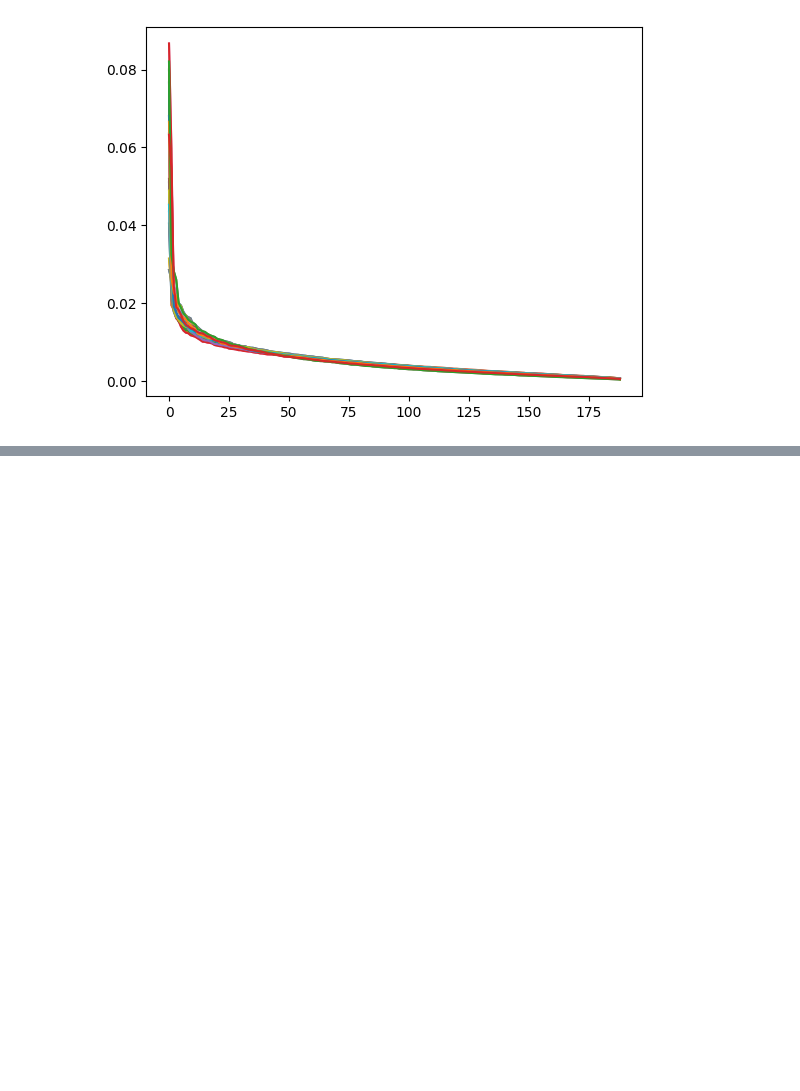
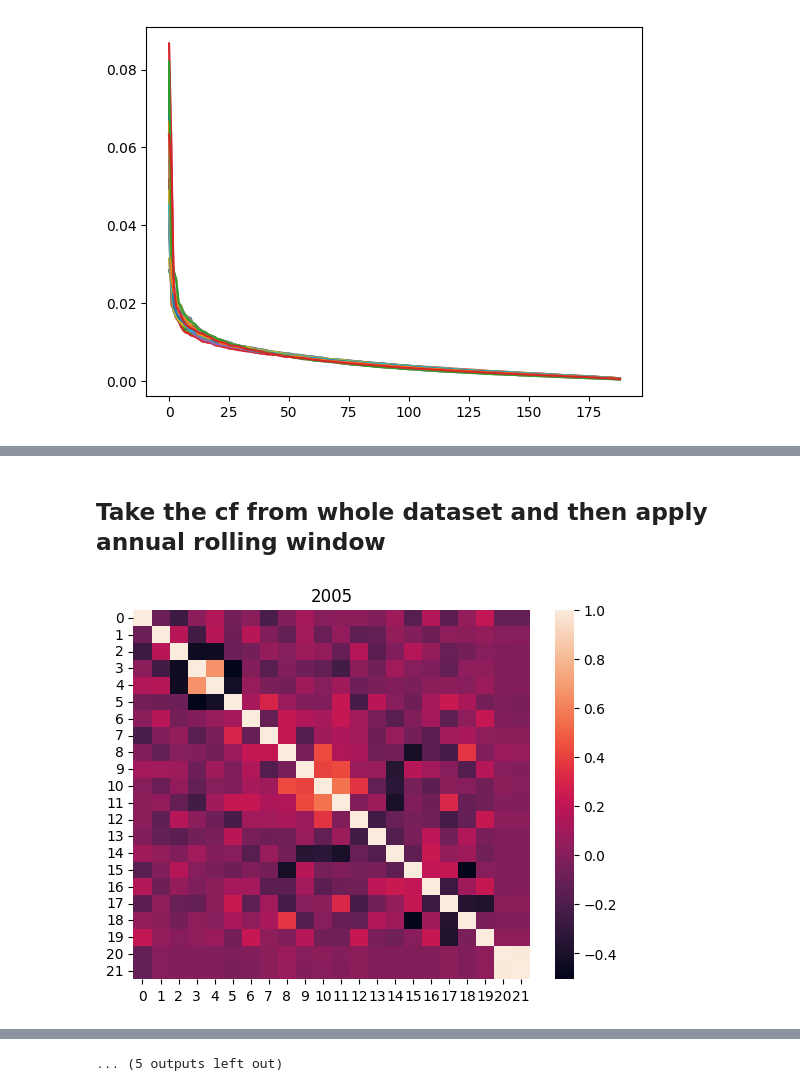
Before and after one commit to Agatheee/linear_contagion_risk, a Jupyter notebook: MS_Qual.ipynb, the cells around one changed output, grey strips where cells are left out. Saved outputs shown, nothing was run; the diff lists cells and outputs as text; code cells hidden in the pictures; blank space fills up the shorter version.

```diff
--- a/MS_Qual.ipynb
+++ b/MS_Qual.ipynb
@@ -100,0 +148,22 @@ for kx in range(2022-2005):
+# %% [markdown]
+## Take the cf from whole dataset and then apply annual rolling window
+# %%
+ret_cds_df1 = ret_cds_df
+u_v, s_v, vt_v = np.linalg.svd(ret_cds_df1, full_matrices = False)
+u_v_p20 = u_v[:, :20]
+u_v_p5 = u_v[:, :5]
+# %%
+cor_20_all_dict= {}
+cor_5_all_dict= {}
+kx = 0
+for i in range(int(len(u_v_p)/252)):
+    cor_20_all_dict[f"{2005+kx}"] = np.corrcoef(u_v_p20[i*252:(i+1)*252], fred_df.iloc[i*252:(i+1)*252,], rowvar=False)
+    cor_5_all_dict[f"{2005+kx}"] = np.corrcoef(u_v_p5[i*252:(i+1)*252], fred_df.iloc[i*252:(i+1)*252,], rowvar=False)
+    kx += 1
+# %%
+for kx in range(2022-2005):
+    sb.heatmap(cor_20_all_dict[f"{2005+kx}"])
+    plt.title(f"{2005+kx}")
+    plt.show()
+# %% [output]
+[figure, added]
@@ -100,0 +181 @@ for kx in range(2022-2005):
+... (5 outputs left out)
```
Also changed, not shown: parts of 14 cells of this notebook.
